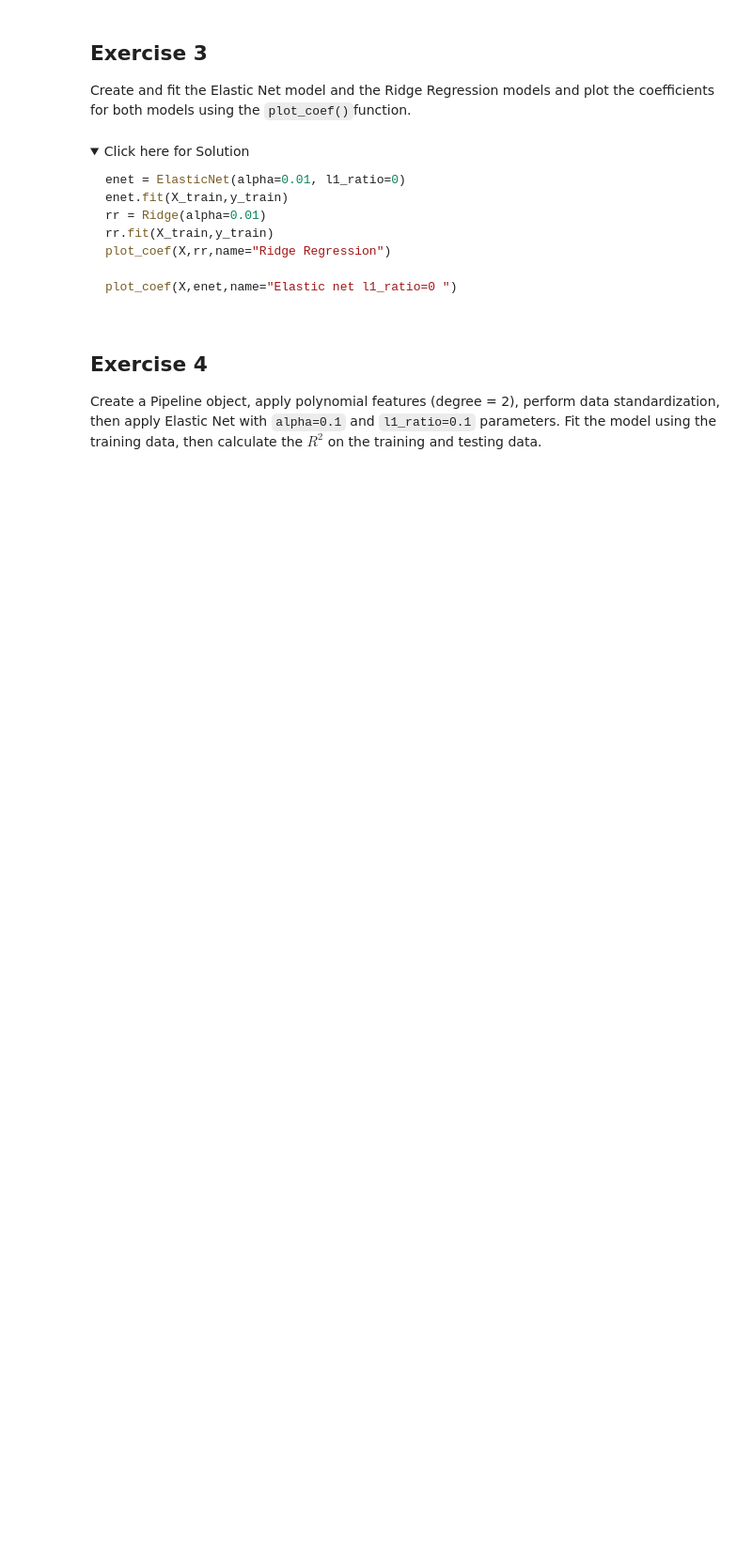
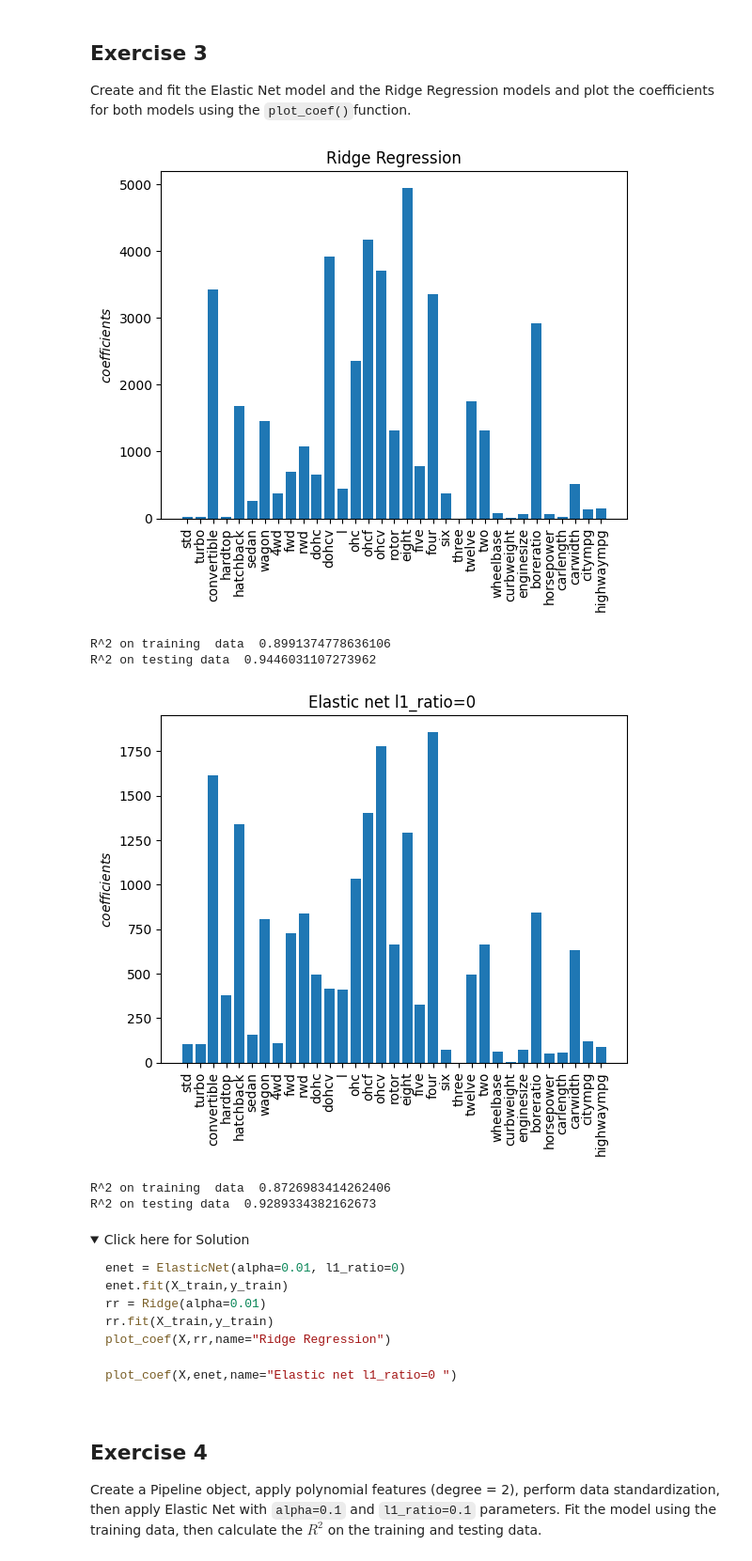
Before and after one commit to sslaquerre07/IBM_Machine_Learning, a Jupyter notebook: course2/module5/Regularization_Techniques.ipynb, the cells around one changed output. Shown at 94% size. Saved outputs shown, nothing was run; the diff lists cells and outputs as text; code cells hidden in the pictures; folded sections open; blank space fills up the shorter version.

```diff
--- a/course2/module5/Regularization_Techniques.ipynb
+++ b/course2/module5/Regularization_Techniques.ipynb
@@ -555,3 +751,20 @@ Create and fit the Elastic Net model and the Ridge Regression models and plot th
+# %%
+# Enter your code and run the cell
+ridge_model = Ridge(alpha=0.01)
+enet_model = ElasticNet(alpha=0.01, l1_ratio=0)
+ridge_model = ridge_model.fit(X_train, y_train)
+enet_model = enet_model.fit(X_train, y_train)
+
+plot_coef(X,rr,name="Ridge Regression")
+
+plot_coef(X,enet,name="Elastic net l1_ratio=0 ")
+# %% [output]
+[figure, added]
+R^2 on training  data  0.8991374778636106
+R^2 on testing data  0.9446031107273962
+[figure, added]
+R^2 on training  data  0.8726983414262406
+R^2 on testing data  0.9289334382162673
 # %% [markdown]
 <details>
     <summary>Click here for Solution</summary>
```
Also changed, not shown: parts of 48 cells of this notebook.
